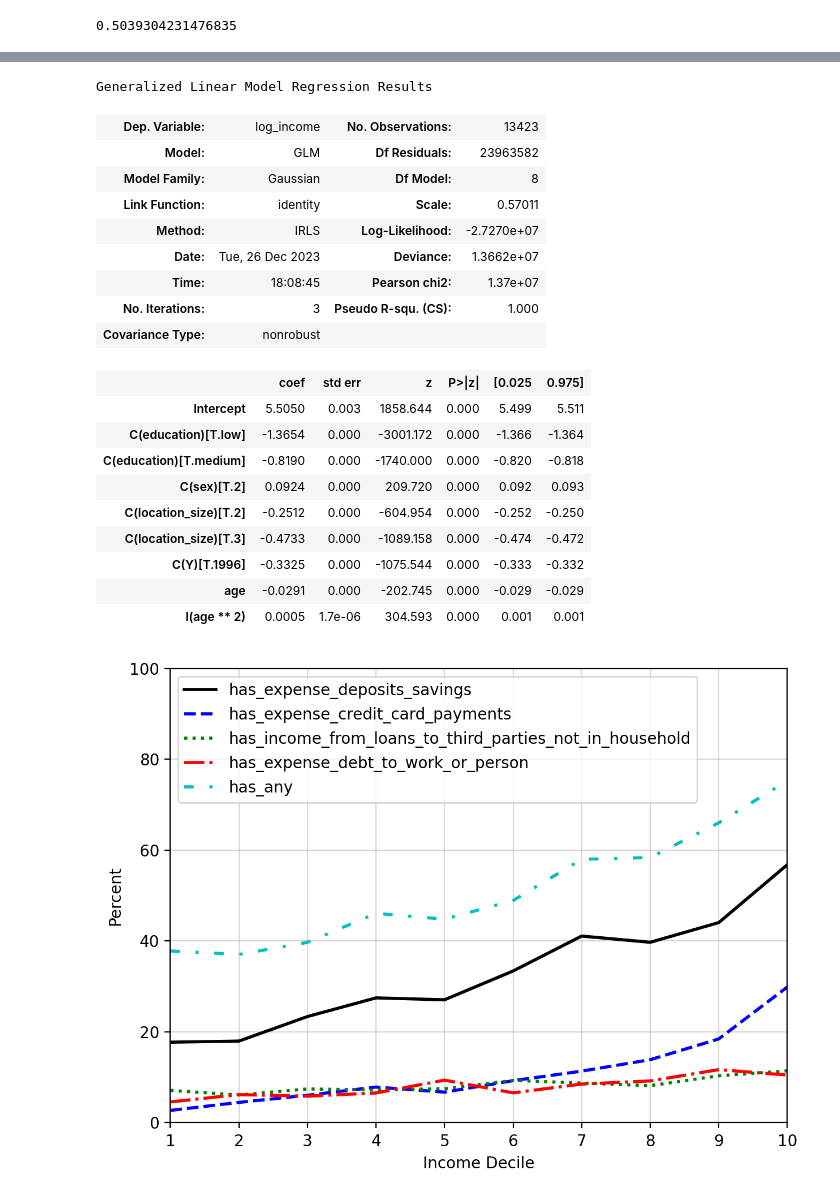
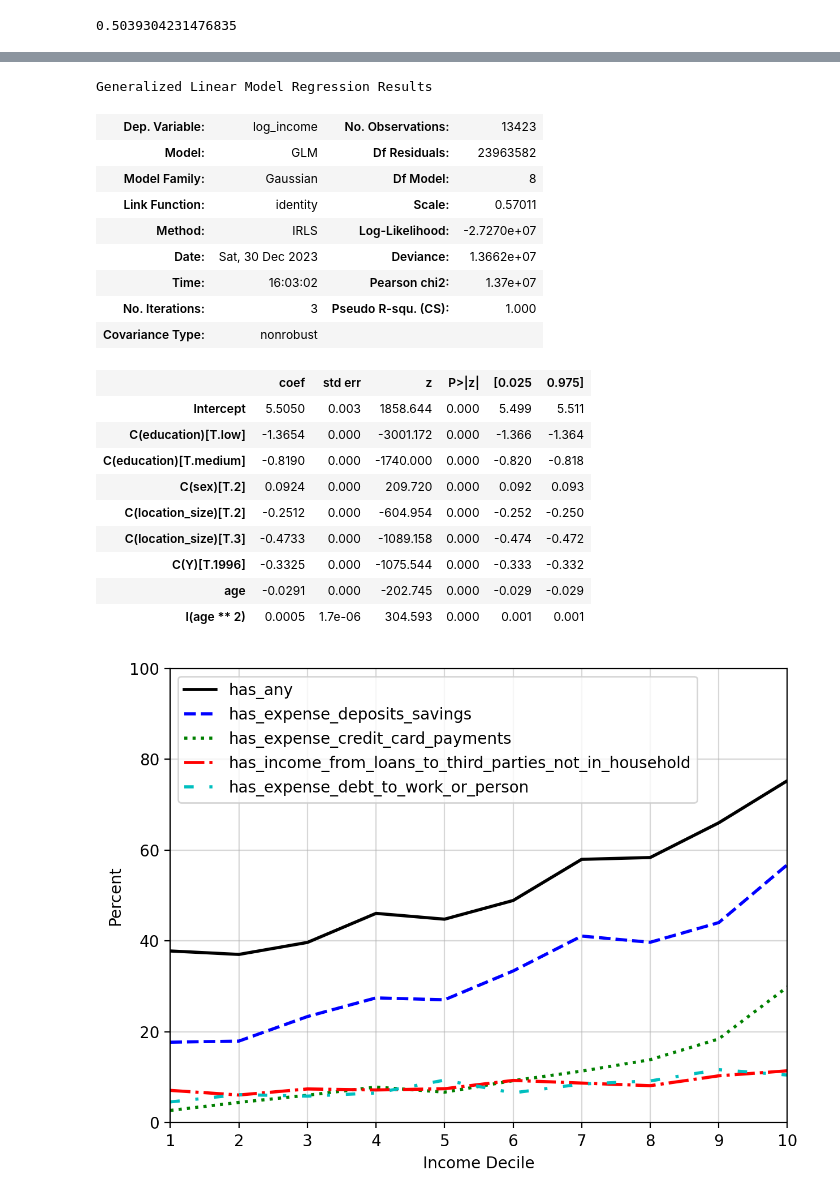
Before and after one commit to mjv2146/household-consumption, a Jupyter notebook: codenew/03_financial_markets.ipynb, the cells around one changed output, grey strips where cells are left out. Saved outputs shown, nothing was run; the diff lists cells and outputs as text; code cells hidden in the pictures.

```diff
--- a/codenew/03_financial_markets.ipynb
+++ b/codenew/03_financial_markets.ipynb
@@ -2,14 +2,19 @@
 import pandas as pd
 import numpy as np
 import matplotlib.pyplot as plt
+import seaborn as sns
 
 import os
 import sys
 
+plt.style.use('ggplot')
+
 sys.path.append('/home/mitch/school/data/mexico_enigh/')
 import src.utils as utils
+import src.json_utils
 
 processed = '/home/mitch/Dropbox/data/mexico_enigh/processed2'
+dicts = '/home/mitch/github/ENIGH/dicts/'
 #sys.path.append('/home/mitch/school/data/mexico_enigh/src/')
 os.chdir(processed)
 df = pd.read_csv('data.csv')
@@ -74,12 +100,12 @@ df = df.merge(deciles[['hhid', 'Y', 'decile']], on=['hhid', 'Y'], how='outer')
 # %%
-get_average = [x for x in df.columns if ('has_expense' in x) or ('has_income' in x)]
+get_average = [x for x in df.columns if ('has_expense' in x)]
 averages = pd.DataFrame(index=get_average)
 
-averages['mean'] = [
-     np.average(df[x], axis=0, weights=df['year_weight'] * df['weight'])
+averages['percent'] = [
+    100 * np.average(df[x], axis=0, weights=df['year_weight'] * df['weight'])
     for x in get_average
 ]
-averages = averages.sort_values('mean', ascending=False)
+averages = averages.sort_values('percent', ascending=False)
 df['has_any'] = (df[get_average].sum(axis=1) > 0) + 0
 averages
 # %% [output]
@@ -109,0 +138,11 @@ plt.show()
+# %%
+get_average = [x for x in df.columns if ('has_income' in x)]
+averages = pd.DataFrame(index=get_average)
+
+averages['percent'] = [
+    100 * np.average(df[x], axis=0, weights=df['year_weight'] * df['weight'])
+    for x in get_average
+]
+averages = averages.sort_values('percent', ascending=False)
+df['has_any'] = (df[get_average].sum(axis=1) > 0) + 0
+averages
@@ -235,8 +302,8 @@ Generalized Linear Model Regression Results
 | Model Family: | Gaussian | Df Model: | 8 |
 | Link Function: | identity | Scale: | 0.57011 |
 | Method: | IRLS | Log-Likelihood: | -2.7270e+07 |
-| Date: | Tue, 26 Dec 2023 | Deviance: | 1.3662e+07 |
-| Time: | 18:08:45 | Pearson chi2: | 1.37e+07 |
+| Date: | Sat, 30 Dec 2023 | Deviance: | 1.3662e+07 |
+| Time: | 16:03:02 | Pearson chi2: | 1.37e+07 |
 | No. Iterations: | 3 | Pseudo R-squ. (CS): | 1.000 |
 | Covariance Type: | nonrobust |  |  |
 |  | coef | std err | z | P>|z| | [0.025 | 0.975] |
@@ -250,25 +317,25 @@ Generalized Linear Model Regression Results
 | age | -0.0291 | 0.000 | -202.745 | 0.000 | -0.029 | -0.029 |
 | I(age ** 2) | 0.0005 | 1.7e-06 | 304.593 | 0.000 | 0.001 | 0.001 |
 # %%
-to_by_decile = ['has_expense_deposits_savings',
+to_by_decile = ['has_any',
+                'has_expense_deposits_savings',
                 'has_expense_credit_card_payments',
                 'has_income_from_loans_to_third_parties_not_in_household',
-                'has_expense_debt_to_work_or_person',
-                'has_any'
+                'has_expense_debt_to_work_or_person'
                 ]
 
 deciles = np.arange(1, 11)
 
 plt.clf()
 for x in to_by_decile:
     plt.plot(deciles, 100 * utils.indicator_by_decile(df, 'log_income_residual', x, 'weight'), label=x)
 plt.legend()
 plt.ylim(0, 100)
 plt.xticks(np.arange(1, 11))
 
 plt.xlabel('Income Decile')
 plt.ylabel('Percent')
 
 plt.show()
 # %% [output]
-[figure, old version]
+[figure, new version]
```
Also changed, not shown: parts of 9 cells of this notebook, 5 other files.
